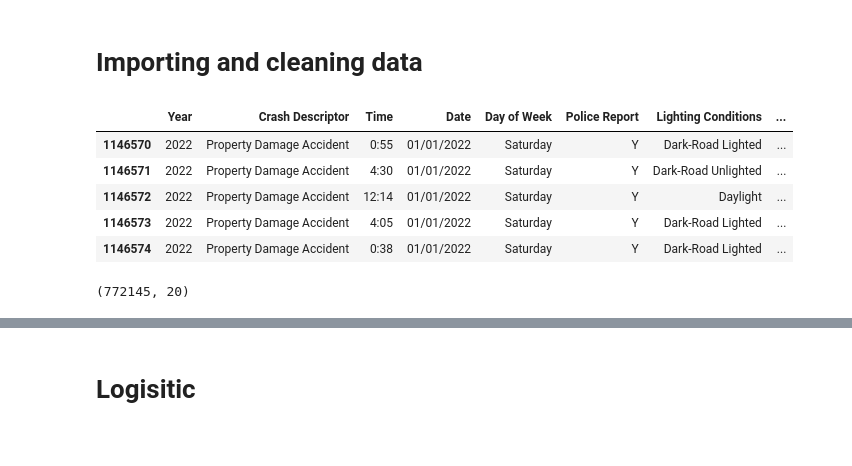
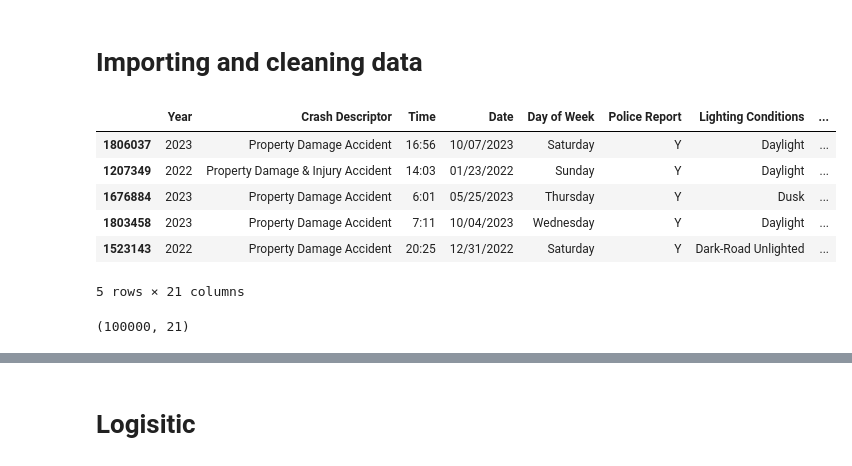
Before and after one commit to Azmine29/MachineLearningProject-, a Jupyter notebook: crashes.ipynb, the cells around one changed output, grey strips where cells are left out. Drawn from its saved outputs; the diff is of its cells as text; code cells hidden in the pictures.

```diff
--- a/crashes.ipynb
+++ b/crashes.ipynb
@@ -9,32 +9,35 @@ import numpy as np
 # %%
 df = pd.read_csv("./datasets/Motor_Vehicle_Crashes.csv")
 
 years_filter = [2022, 2023]
 df = df[df['Year'].isin(years_filter)]
 
 # these are the features we want to use, drop cols where these features are None
-features = ['Time', 'Lighting Conditions', 'Weather Conditions', 'Road Surface Conditions']
+features = ['Time', 'Lighting Conditions', 'Weather Conditions', 'Road Surface Conditions', 'Road Descriptor']
 df = df.dropna(subset=features, how='any')
 
 # take a random sample of the whole data set
-# df = df.sample(n=100_000, random_state=420)
+df = df.sample(n=100_000, random_state=420)
 
 # convert 'Time' to datetime and calculate the minute of the day (0 to 3600)
 df['Minute of Day'] = pd.to_datetime(df['Time'], format='%H:%M').dt.hour * 60 + pd.to_datetime(df['Time'], format='%H:%M').dt.minute
+
+df['Hour of Day'] = pd.to_datetime(df['Time'], format='%H:%M').dt.hour
 
 # 1 if it is an injury or fatal accident, otherwise 0
 df['Injury or Fatal Accident'] = df['Crash Descriptor'].apply(lambda x: 1 if x in ['Injury Accident', 'Fatal Accident', 'Property Damage & Injury Accident'] else 0)
 
 df.head()
 # %% [output]
 |  | Year | Crash Descriptor | Time | Date | Day of Week | Police Report | Lighting Conditions | ... |
-| 1146570 | 2022 | Property Damage Accident | 0:55 | 01/01/2022 | Saturday | Y | Dark-Road Lighted | ... |
-| 1146571 | 2022 | Property Damage Accident | 4:30 | 01/01/2022 | Saturday | Y | Dark-Road Unlighted | ... |
-| 1146572 | 2022 | Property Damage Accident | 12:14 | 01/01/2022 | Saturday | Y | Daylight | ... |
-| 1146573 | 2022 | Property Damage Accident | 4:05 | 01/01/2022 | Saturday | Y | Dark-Road Lighted | ... |
-| 1146574 | 2022 | Property Damage Accident | 0:38 | 01/01/2022 | Saturday | Y | Dark-Road Lighted | ... |
+| 1806037 | 2023 | Property Damage Accident | 16:56 | 10/07/2023 | Saturday | Y | Daylight | ... |
+| 1207349 | 2022 | Property Damage & Injury Accident | 14:03 | 01/23/2022 | Sunday | Y | Daylight | ... |
+| 1676884 | 2023 | Property Damage Accident | 6:01 | 05/25/2023 | Thursday | Y | Dusk | ... |
+| 1803458 | 2023 | Property Damage Accident | 7:11 | 10/04/2023 | Wednesday | Y | Daylight | ... |
+| 1523143 | 2022 | Property Damage Accident | 20:25 | 12/31/2022 | Saturday | Y | Dark-Road Unlighted | ... |
+5 rows × 21 columns
 # %%
 df.shape
 # %% [output]
-(772145, 20)
+(100000, 21)
 # %%
```
Also changed, not shown: parts of 14 cells of this notebook.
